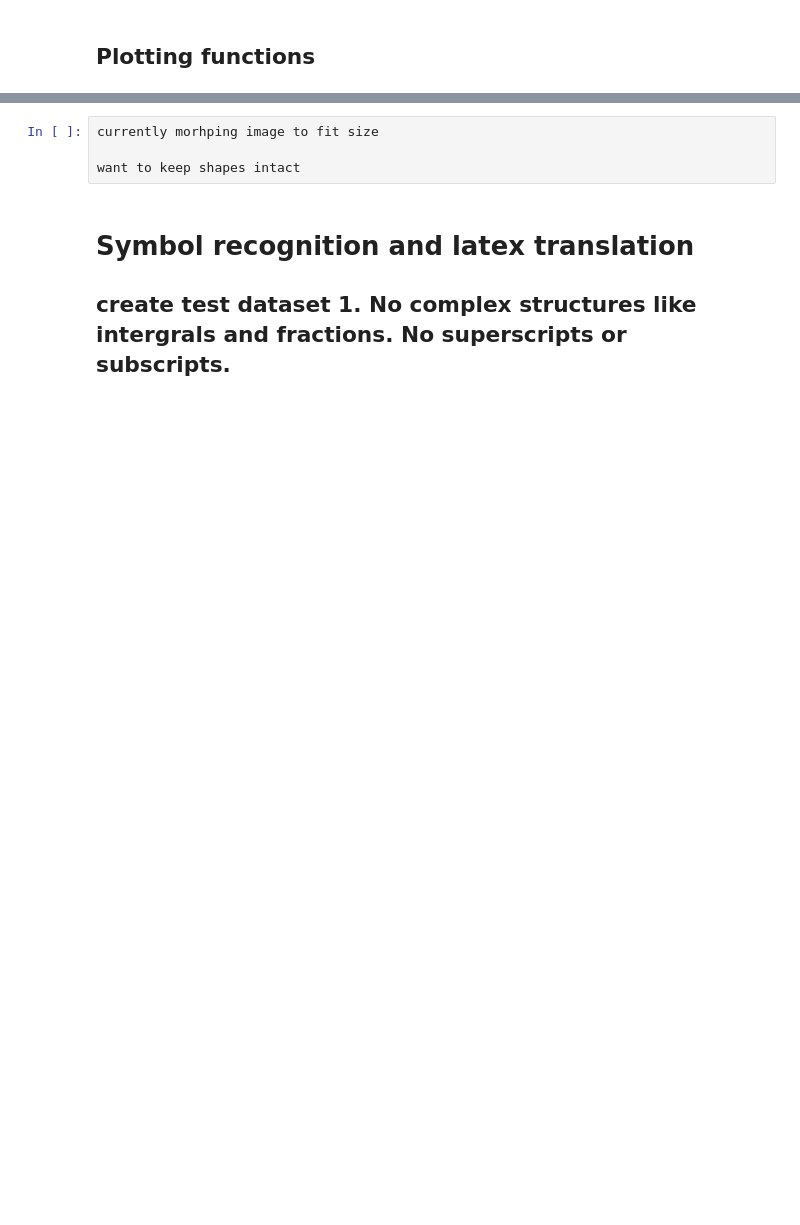
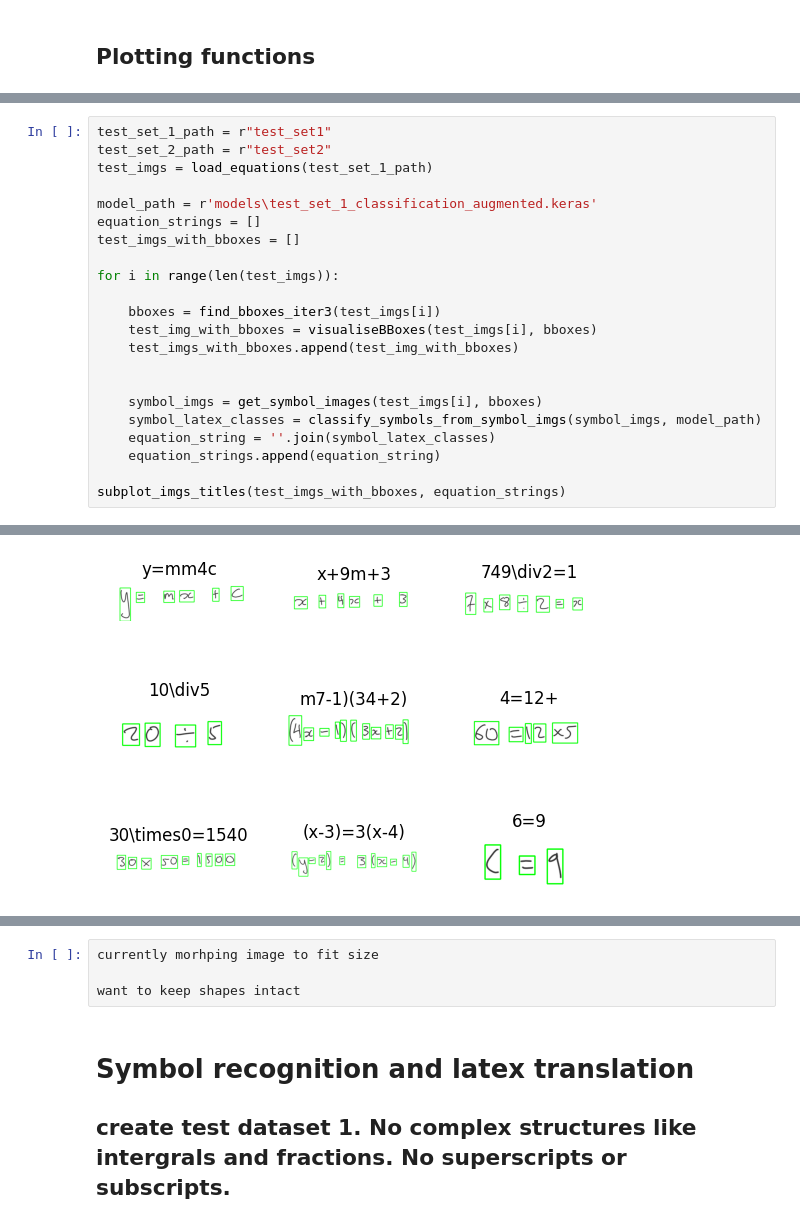
Before and after one commit to Beenben/HandMtoLat, a Jupyter notebook: boundingBoxSegmentation.ipynb, the cells around one changed output, grey strips where cells are left out. Cells and saved outputs as stored; diff of their text form; blank space fills up the shorter version.

```diff
--- a/boundingBoxSegmentation.ipynb
+++ b/boundingBoxSegmentation.ipynb
@@ -330,0 +389,23 @@ numsToLatex = {v: k for v, k in enumerate(dic_list)}
+# %%
+test_set_1_path = r"test_set1"
+test_set_2_path = r"test_set2"
+test_imgs = load_equations(test_set_1_path)
+
+model_path = r'models\test_set_1_classification_augmented.keras'
+equation_strings = []
+test_imgs_with_bboxes = []
+
+for i in range(len(test_imgs)):
+
+    bboxes = find_bboxes_iter3(test_imgs[i])
+    test_img_with_bboxes = visualiseBBoxes(test_imgs[i], bboxes)
+    test_imgs_with_bboxes.append(test_img_with_bboxes)
+
+
+    symbol_imgs = get_symbol_images(test_imgs[i], bboxes)
+    symbol_latex_classes = classify_symbols_from_symbol_imgs(symbol_imgs, model_path)
+    equation_string = ''.join(symbol_latex_classes)
+    equation_strings.append(equation_string)
+
+subplot_imgs_titles(test_imgs_with_bboxes, equation_strings)
+# %% [output]
@@ -331 +429,2 @@ numsToLatex = {v: k for v, k in enumerate(dic_list)}
+[figure, added]
 # %%
```
Also changed, not shown: parts of 18 cells of this notebook, 2 other files.
